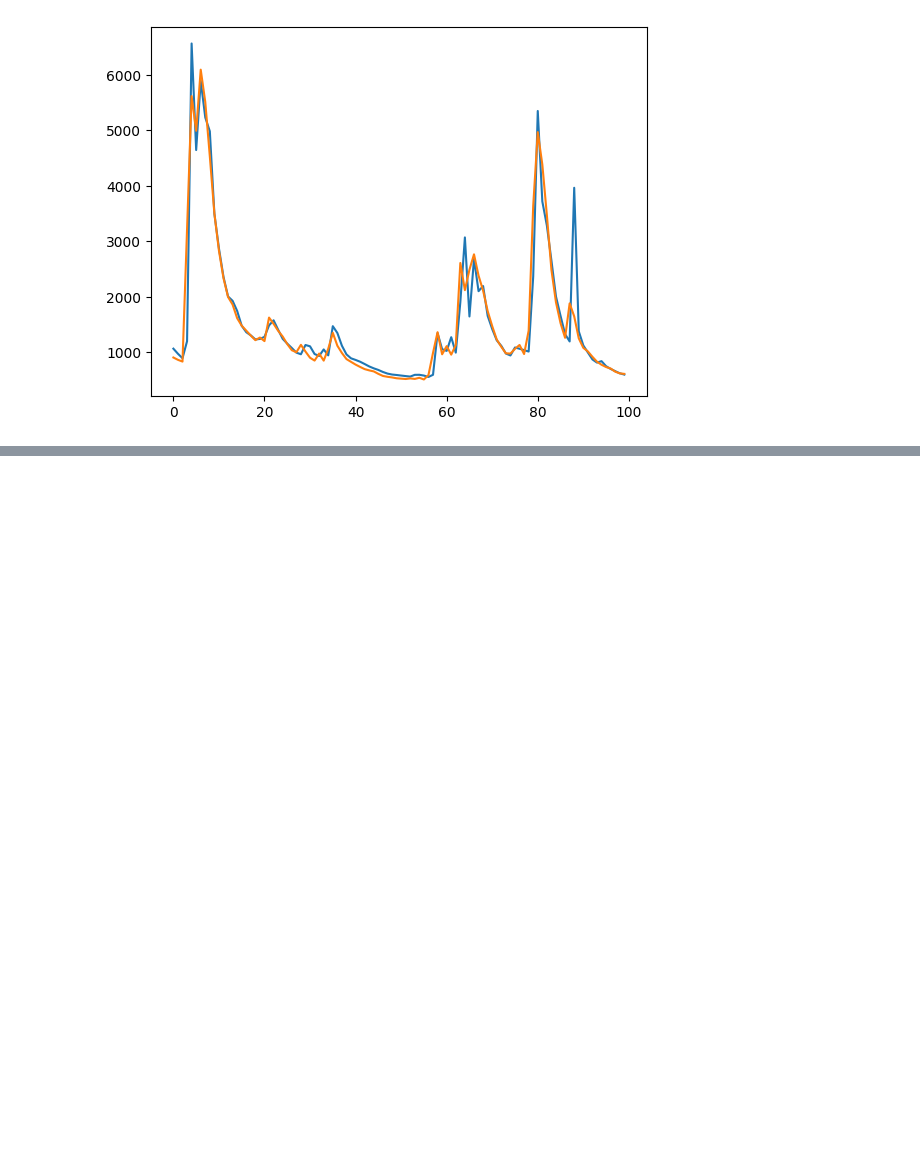
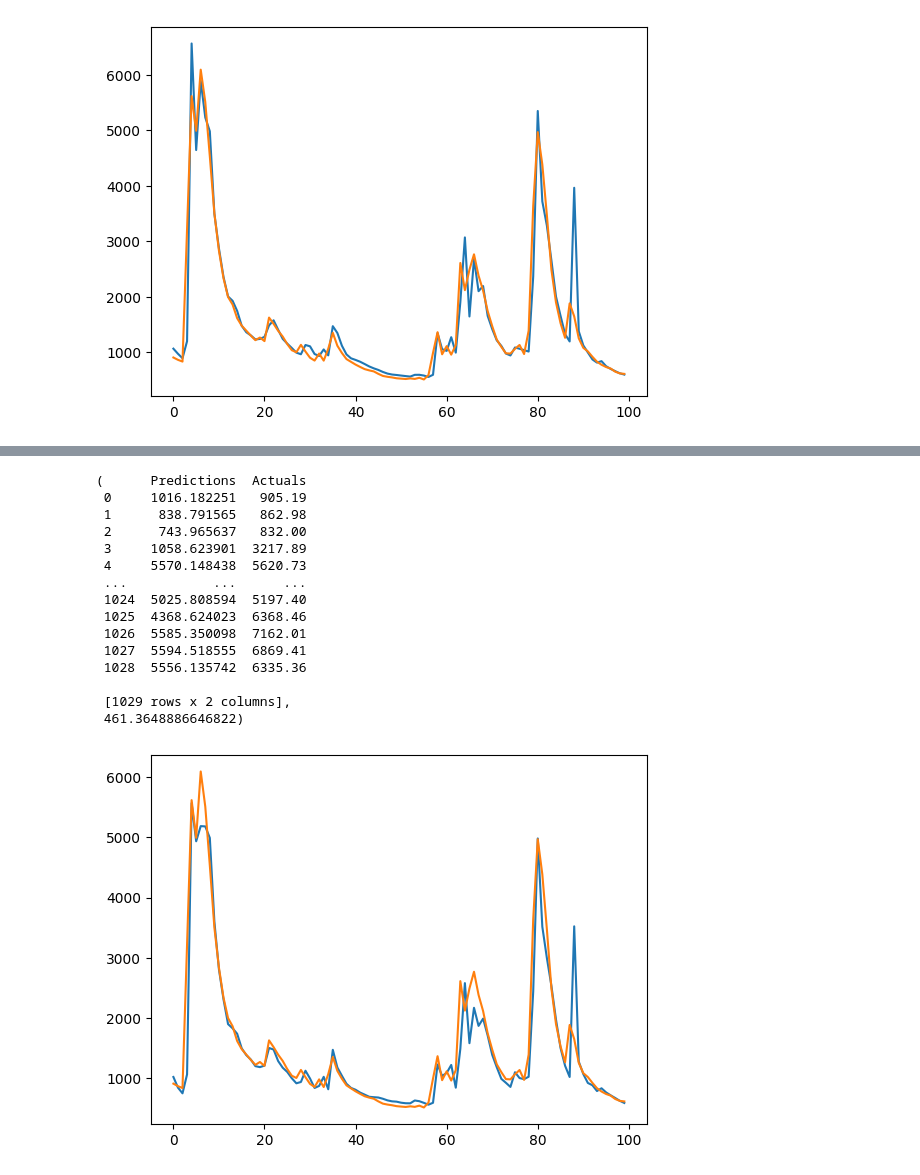
Before and after one commit to nicolaigarder/Forecasting-water-inflow, a Jupyter notebook: AI_models/Simple_AIs.ipynb, the cells around one changed output, grey strips where cells are left out. Drawn from its saved outputs; the diff is of its cells as text; code cells hidden in the pictures; blank space fills up the shorter version.

Commit message:
Added two models

```diff
--- a/AI_models/Simple_AIs.ipynb
+++ b/AI_models/Simple_AIs.ipynb
@@ -601,0 +604,9 @@ plot_predictions1(model4, X2_test, y2_test)
+# %%
+model5 = Sequential()
+model5.add(InputLayer((6, 5)))
+model5.add(LSTM(32, return_sequences=True))
+model5.add(LSTM(16))
+model5.add(Dense(8, 'relu'))
+model5.add(Dense(1, 'linear'))
+
+model5.summary()
@@ -601,0 +631,3 @@ plot_predictions1(model4, X2_test, y2_test)
+# %%
+cp5 = ModelCheckpoint('model5/', save_best_only=True)
+model5.compile(loss=MeanSquaredError(), optimizer=Adam(learning_rate=0.001), metrics=[RootMeanSquaredError()])
@@ -601,0 +636,2 @@ plot_predictions1(model4, X2_test, y2_test)
+# %%
+model5.fit(X2_train, y2_train, validation_data=(X2_val, y2_val), epochs=50, callbacks=[cp5])
@@ -601,0 +657,3 @@ plot_predictions1(model4, X2_test, y2_test)
+# %%
+plot_predictions1(model5, X2_test, y2_test)
+# %% [output]
@@ -601,0 +661,16 @@ plot_predictions1(model4, X2_test, y2_test)
+(      Predictions  Actuals
+ 0     1016.182251   905.19
+ 1      838.791565   862.98
+ 2      743.965637   832.00
+ 3     1058.623901  3217.89
+ 4     5570.148438  5620.73
+ ...           ...      ...
+ 1024  5025.808594  5197.40
+ 1025  4368.624023  6368.46
+ 1026  5585.350098  7162.01
+ 1027  5594.518555  6869.41
+ 1028  5556.135742  6335.36
+
+ [1029 rows x 2 columns],
+ 461.3648886646822)
+[figure, added]
```
Also changed, not shown: parts of 10 cells of this notebook, 10 other files.
